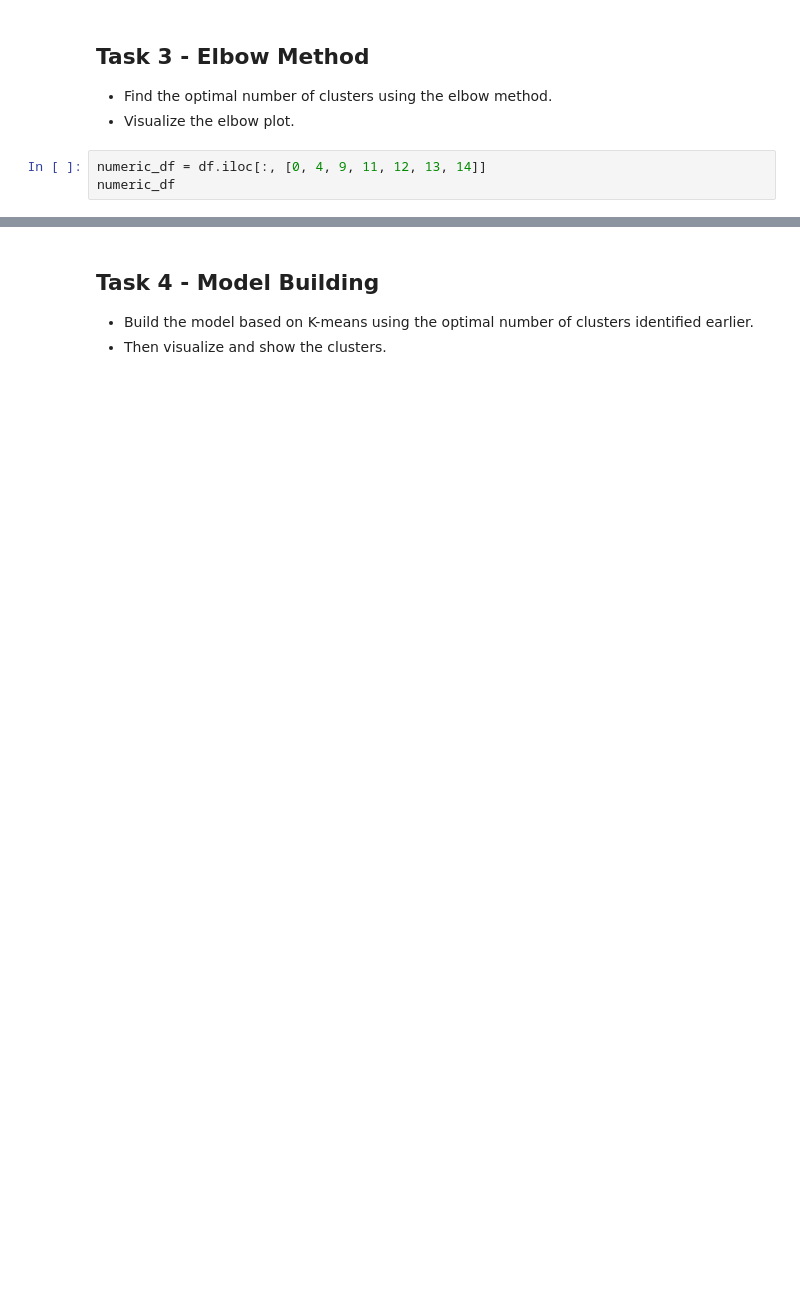
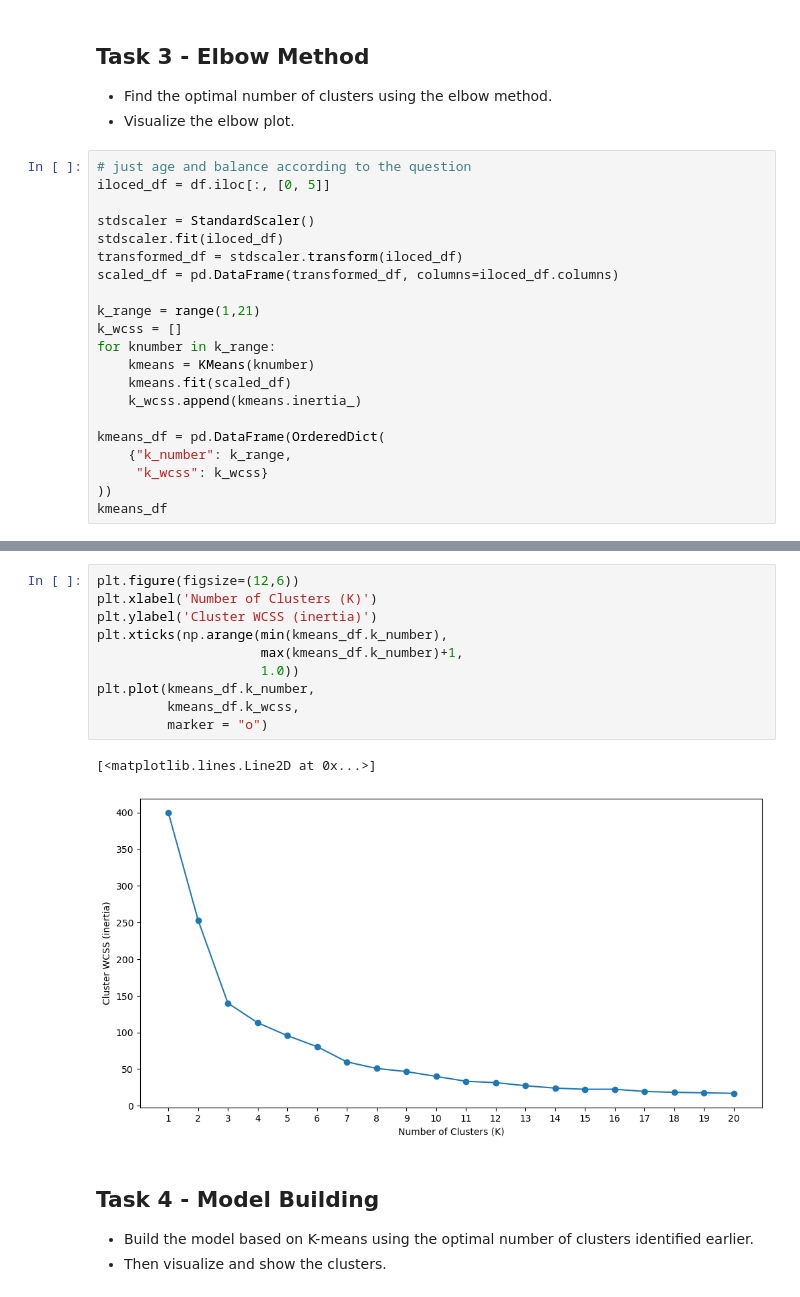
Before and after one commit to DysthymiaDemon/ICT2507C-Unsupervised-Learning, a Jupyter notebook: K_Means_Exercise_2.ipynb, the cells around one changed output, grey strips where cells are left out. Drawn from its saved outputs; the diff is of its cells as text; blank space fills up the shorter version.

```diff
--- a/K_Means_Exercise_2.ipynb
+++ b/K_Means_Exercise_2.ipynb
@@ -95,5 +113,23 @@ ValueError: could not convert string to float: 'unemployed'
 - Find the optimal number of clusters using the elbow method.
 - Visualize the elbow plot.
 # %%
-numeric_df = df.iloc[:, [0, 4, 9, 11, 12, 13, 14]]
-numeric_df
+# just age and balance according to the question
+iloced_df = df.iloc[:, [0, 5]]
+
+stdscaler = StandardScaler()
+stdscaler.fit(iloced_df)
+transformed_df = stdscaler.transform(iloced_df)
+scaled_df = pd.DataFrame(transformed_df, columns=iloced_df.columns)
+
+k_range = range(1,21)
+k_wcss = []
+for knumber in k_range:
+    kmeans = KMeans(knumber)
+    kmeans.fit(scaled_df)
+    k_wcss.append(kmeans.inertia_)
+
+kmeans_df = pd.DataFrame(OrderedDict(
+    {"k_number": k_range,
+     "k_wcss": k_wcss}
+))
+kmeans_df
@@ -100,3 +154,16 @@ numeric_df
+# %%
+plt.figure(figsize=(12,6))
+plt.xlabel('Number of Clusters (K)')
+plt.ylabel('Cluster WCSS (inertia)')
+plt.xticks(np.arange(min(kmeans_df.k_number),
+                     max(kmeans_df.k_number)+1,
+                     1.0))
+plt.plot(kmeans_df.k_number,
+         kmeans_df.k_wcss,
+         marker = "o")
+# %% [output]
+[<matplotlib.lines.Line2D at 0x...>]
+[figure, added]
 # %% [markdown]
 ## Task 4 - Model Building
 - Build the model based on K-means using the optimal number of clusters identified earlier.
```
Also changed, not shown: parts of 7 cells of this notebook.
